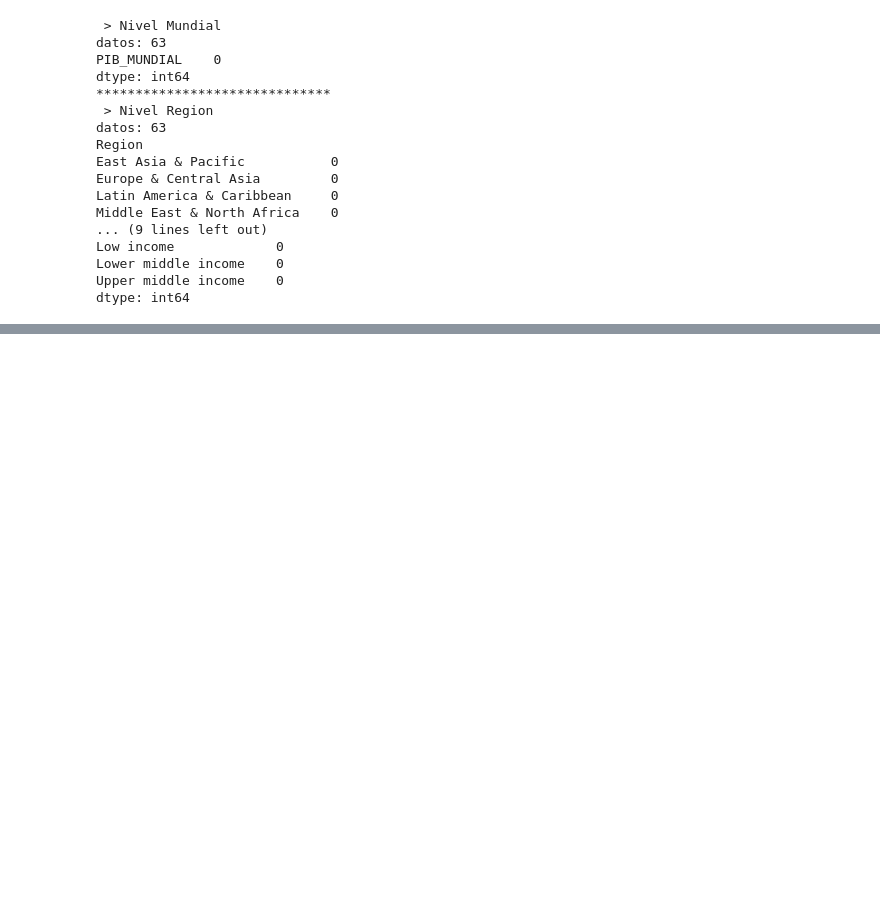
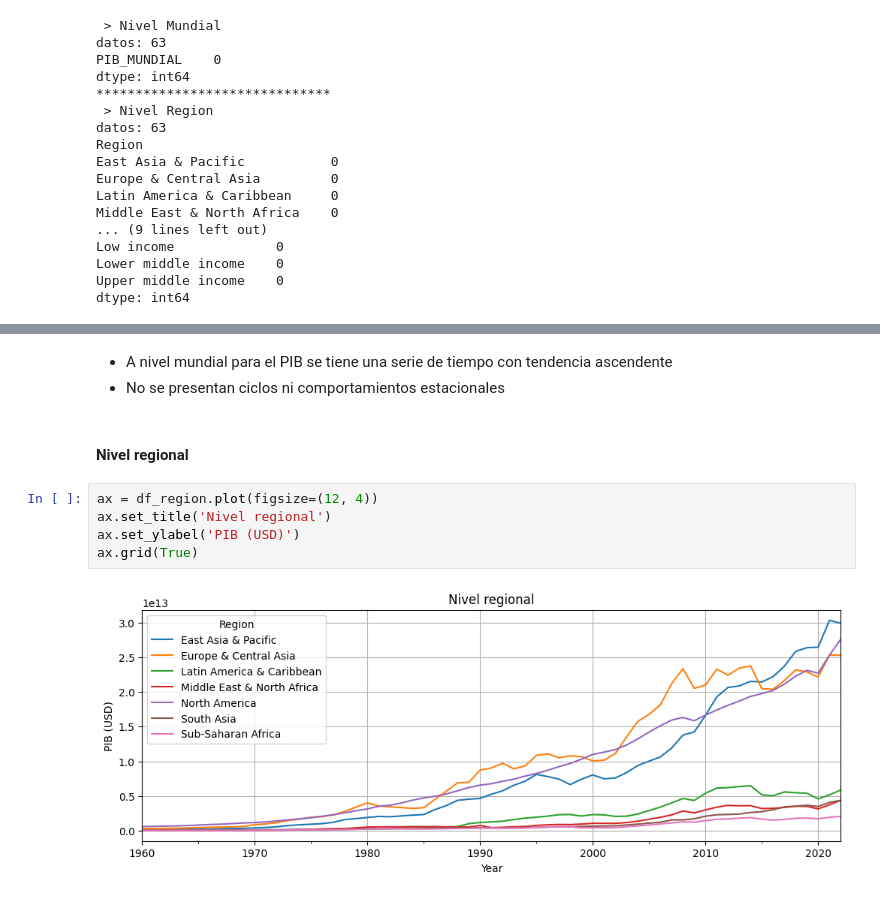
Before and after one commit to JairRamosG/Series_de_Tiempo, a Jupyter notebook: 05_Analisis/PIB/PIB.ipynb, the cells around one changed output, grey strips where cells are left out. Cells and saved outputs as stored; diff of their text form; blank space fills up the shorter version.

```diff
--- a/05_Analisis/PIB/PIB.ipynb
+++ b/05_Analisis/PIB/PIB.ipynb
@@ -248,0 +260,12 @@ dtype: int64
+# %% [markdown]
+* A nivel mundial para el PIB se tiene una serie de tiempo con tendencia ascendente
+* No se presentan ciclos ni comportamientos estacionales
+# %% [markdown]
+#### Nivel regional
+# %%
+ax = df_region.plot(figsize=(12, 4))
+ax.set_title('Nivel regional')
+ax.set_ylabel('PIB (USD)')
+ax.grid(True)
+# %% [output]
+[figure, added]
```
Also changed, not shown: parts of 13 cells of this notebook.
